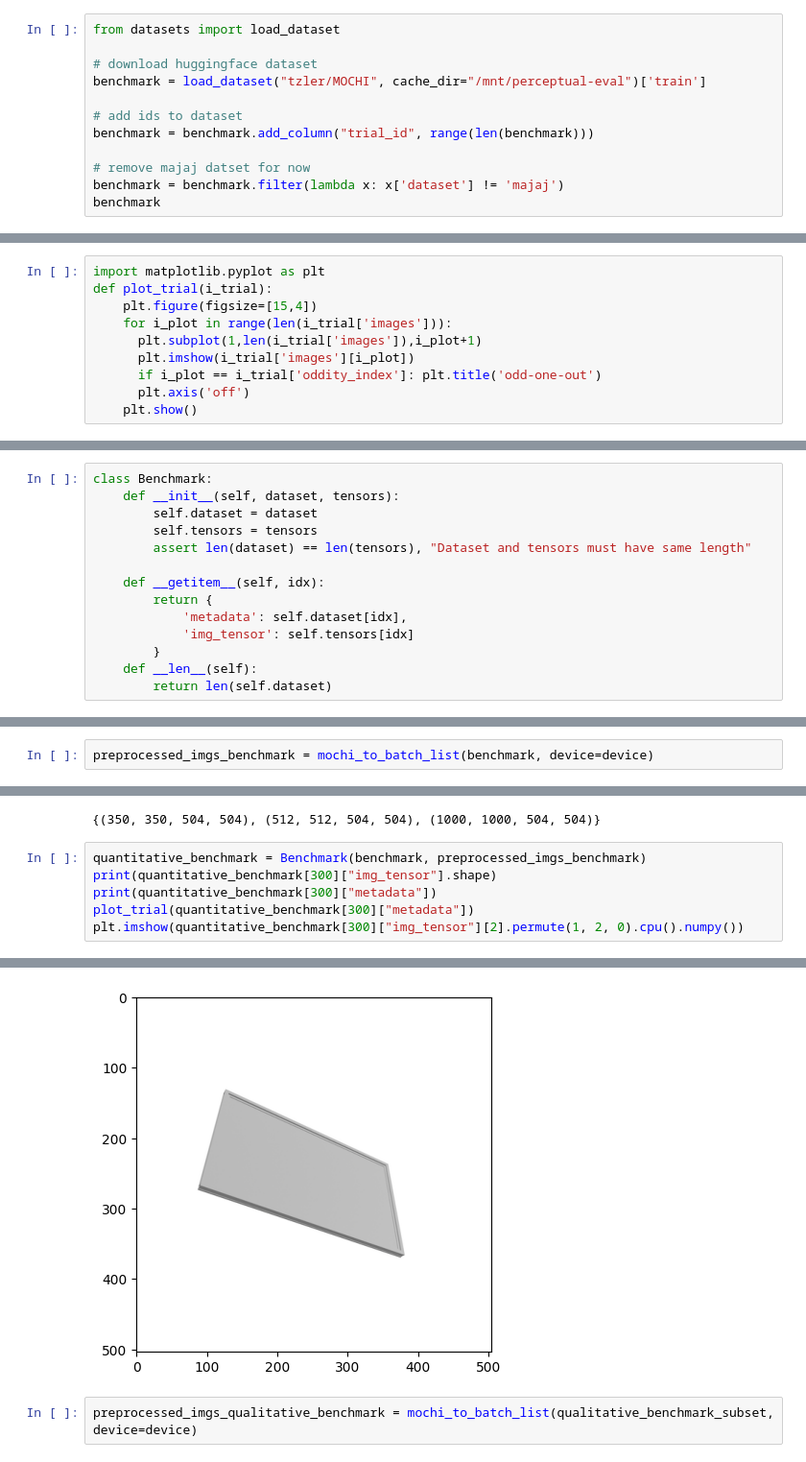
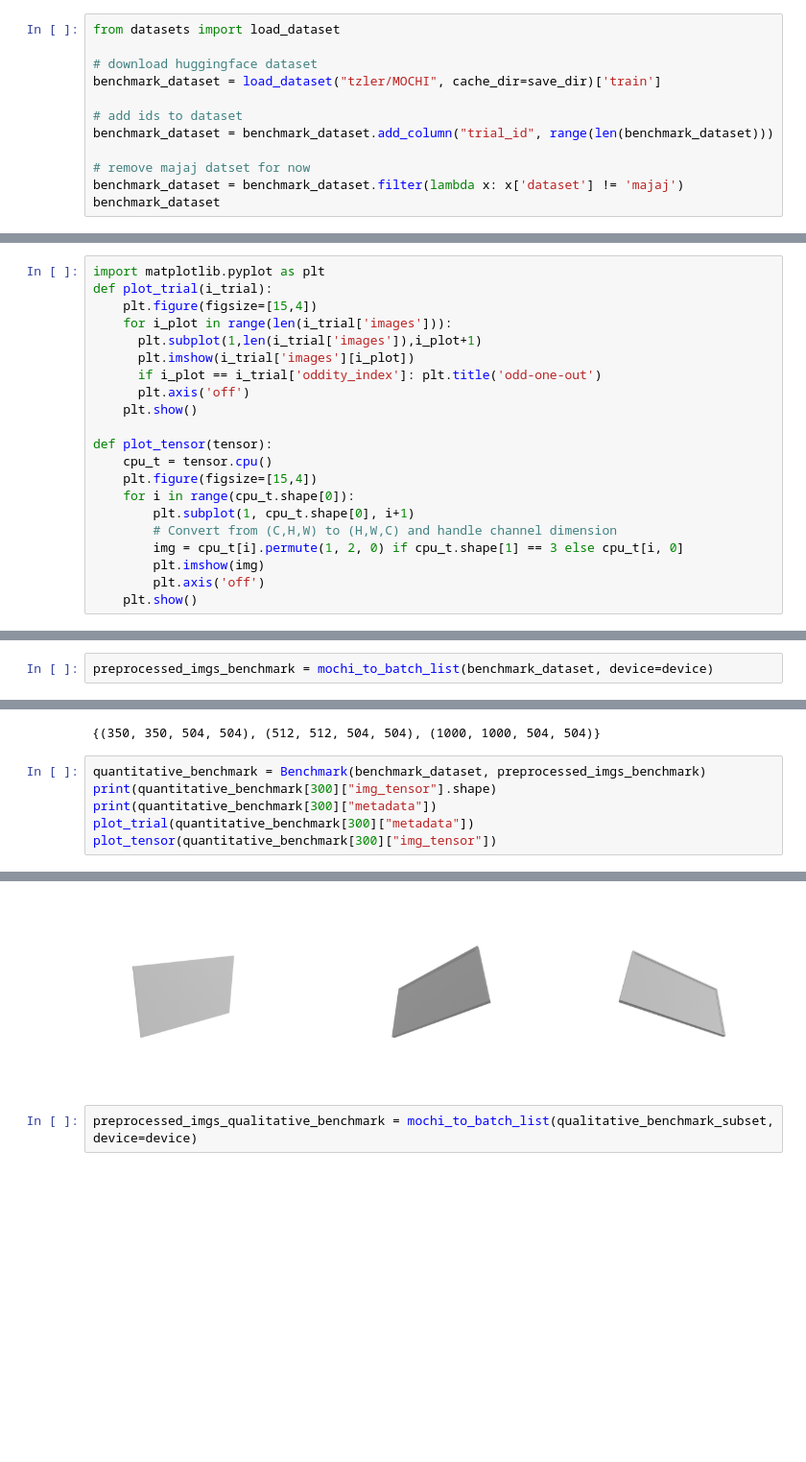
Before and after one commit to jjordanoc/3d-perceptual-eval, a Jupyter notebook: pi3_eval.ipynb, the cells around one changed output, grey strips where cells are left out. Shown at 96% size. Saved outputs shown, nothing was run; the diff lists cells and outputs as text; blank space fills up the shorter version.

```diff
--- a/pi3_eval.ipynb
+++ b/pi3_eval.ipynb
@@ -84,11 +82,11 @@ seed_everything(0)
 from datasets import load_dataset
 
 # download huggingface dataset
-benchmark = load_dataset("tzler/MOCHI", cache_dir="/mnt/perceptual-eval")['train']
+benchmark_dataset = load_dataset("tzler/MOCHI", cache_dir=save_dir)['train']
 
 # add ids to dataset
-benchmark = benchmark.add_column("trial_id", range(len(benchmark)))
+benchmark_dataset = benchmark_dataset.add_column("trial_id", range(len(benchmark_dataset)))
 
 # remove majaj datset for now
-benchmark = benchmark.filter(lambda x: x['dataset'] != 'majaj')
-benchmark
+benchmark_dataset = benchmark_dataset.filter(lambda x: x['dataset'] != 'majaj')
+benchmark_dataset
@@ -113,6 +116,17 @@ def plot_trial(i_trial):
       if i_plot == i_trial['oddity_index']: plt.title('odd-one-out')
       plt.axis('off')
     plt.show()
+
+def plot_tensor(tensor):
+    cpu_t = tensor.cpu()
+    plt.figure(figsize=[15,4])
+    for i in range(cpu_t.shape[0]):
+        plt.subplot(1, cpu_t.shape[0], i+1)
+        # Convert from (C,H,W) to (H,W,C) and handle channel dimension
+        img = cpu_t[i].permute(1, 2, 0) if cpu_t.shape[1] == 3 else cpu_t[i, 0]
+        plt.imshow(img)
+        plt.axis('off')
+    plt.show()
 # %%
 from typing import List
 from PIL import Image
@@ -180,17 +194,3 @@ device = 'cuda' if torch.cuda.is_available() else 'cpu'
 model = Pi3.from_pretrained("yyfz233/Pi3").to(device).eval()
 # %% [output]
 Warning, cannot find cuda-compiled version of RoPE2D, using a slow pytorch version instead
-# %%
-class Benchmark:
-    def __init__(self, dataset, tensors):
-        self.dataset = dataset
-        self.tensors = tensors
-        assert len(dataset) == len(tensors), "Dataset and tensors must have same length"
-
-    def __getitem__(self, idx):
-        return {
-            'metadata': self.dataset[idx],
-            'img_tensor': self.tensors[idx]
-        }
-    def __len__(self):
-        return len(self.dataset)
@@ -197,15 +254,15 @@ class Benchmark:
 # %%
-preprocessed_imgs_benchmark = mochi_to_batch_list(benchmark, device=device)
+preprocessed_imgs_benchmark = mochi_to_batch_list(benchmark_dataset, device=device)
 # %%
 sizes
 # %% [output]
 {(350, 350, 504, 504), (512, 512, 504, 504), (1000, 1000, 504, 504)}
 # %%
-quantitative_benchmark = Benchmark(benchmark, preprocessed_imgs_benchmark)
+quantitative_benchmark = Benchmark(benchmark_dataset, preprocessed_imgs_benchmark)
 print(quantitative_benchmark[300]["img_tensor"].shape)
 print(quantitative_benchmark[300]["metadata"])
 plot_trial(quantitative_benchmark[300]["metadata"])
-plt.imshow(quantitative_benchmark[300]["img_tensor"][2].permute(1, 2, 0).cpu().numpy())
+plot_tensor(quantitative_benchmark[300]["img_tensor"])
 # %% [output]
 torch.Size([3, 3, 504, 504])
 {'dataset': 'shapenet', 'condition': 'display', 'trial': 'shapenet269', 'n_objects': 3, 'oddity_index': 0, 'images': [<PIL.PngImagePlugin.PngImageFile image mode=RGB size=1000x1000 at 0x...>, <PIL.Png ...
@@ -214,3 +270,3 @@ torch.Size([3, 3, 504, 504])
-[figure, old version]
+[figure, new version]
 # %%
 preprocessed_imgs_qualitative_benchmark = mochi_to_batch_list(qualitative_benchmark_subset, device=device)
```
Also changed, not shown: parts of 31 cells of this notebook, 2 other files.
